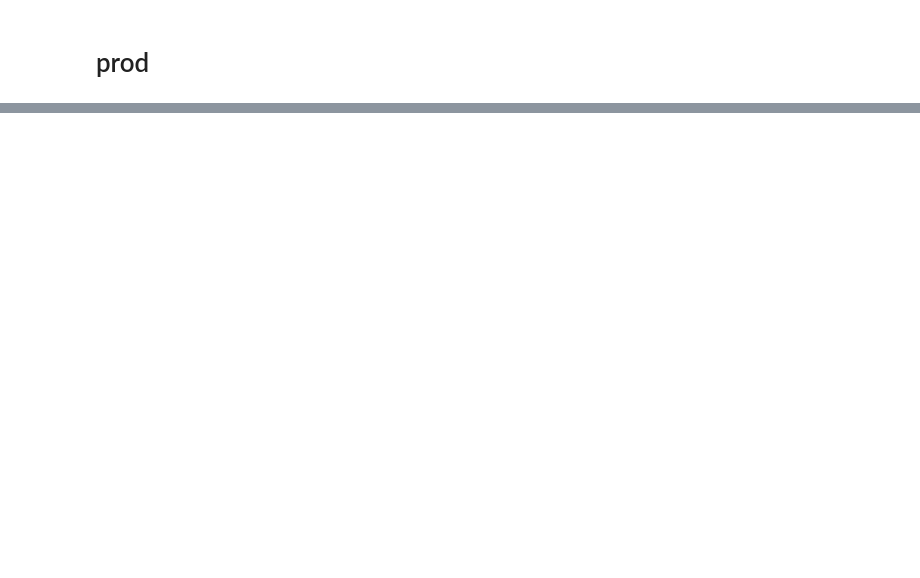
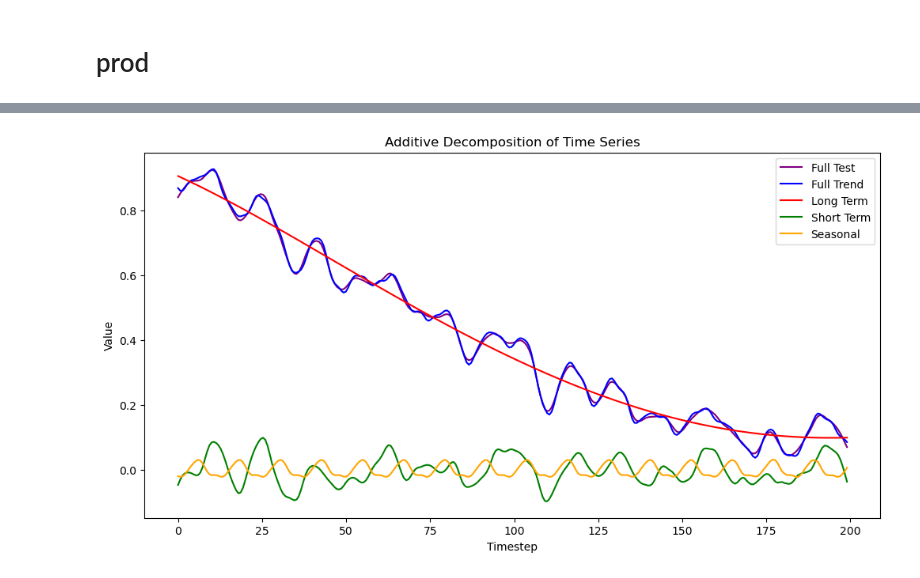
Before and after one commit to views-platform/views-models, a Jupyter notebook: models/purple_alien/notebooks/gp_experiements/gp_test03.ipynb, the cells around one changed output, grey strips where cells are left out. Cells and saved outputs as stored; diff of their text form; code cells hidden in the pictures; blank space fills up the shorter version.

```diff
--- a/models/purple_alien/notebooks/gp_experiements/gp_test03.ipynb
+++ b/models/purple_alien/notebooks/gp_experiements/gp_test03.ipynb
@@ -1625,0 +381,4 @@ print(trend_df.head())
+# %%
+df_trend = predictor.to_dataframe(x_grid, adjust=True)
+print(df_trend.shape)
+df_trend.head()
@@ -1625,0 +395,23 @@ print(trend_df.head())
+# %%
+mean_trend = df_trend["full_mean"].values
+
+mean_long_term = df_trend["long_term_mean"].values
+mean_seasonal = df_trend["seasonal_mean"].values #  - df_trend["seasonal_mean"].values.mean()
+mean_short_term = df_trend["short_term_mean"].values # - mean_long_term - mean_seasonal
+
+
+full_test = mean_long_term + mean_short_term + mean_seasonal
+
+plt.figure(figsize=(12, 6))
+plt.plot(x_grid.numpy(), full_test, label="Full Test", color="purple")
+plt.plot(x_grid.numpy(), mean_trend, label="Full Trend", color="blue")
+plt.plot(x_grid.numpy(), mean_long_term, label="Long Term", color="red")
+plt.plot(x_grid.numpy(), mean_short_term, label="Short Term", color="green")
+plt.plot(x_grid.numpy(), mean_seasonal, label="Seasonal", color="orange")
+plt.title("Additive Decomposition of Time Series")
+plt.xlabel("Timestep")
+plt.ylabel("Value")
+plt.legend()
+plt.show()
+# %% [output]
+[figure, added]
```
Also changed, not shown: parts of 91 cells of this notebook, 1 other file.
